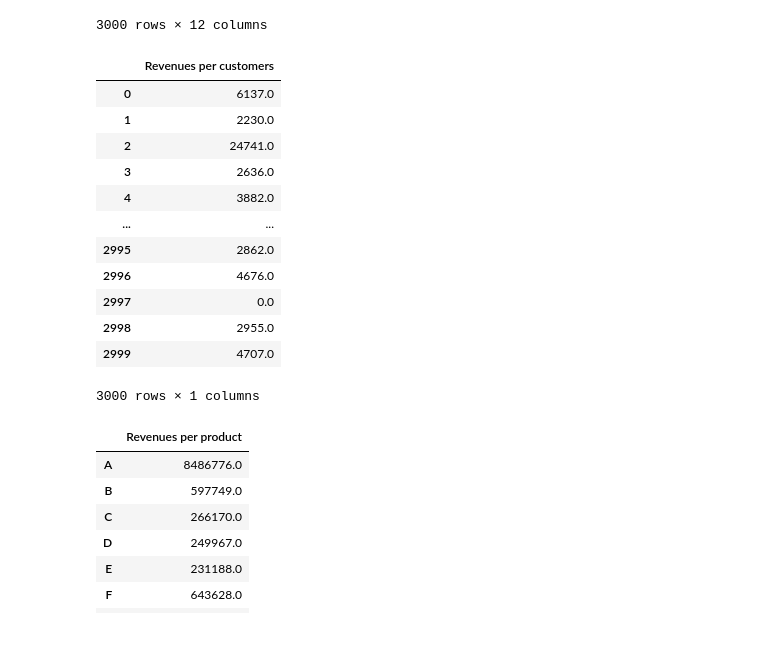
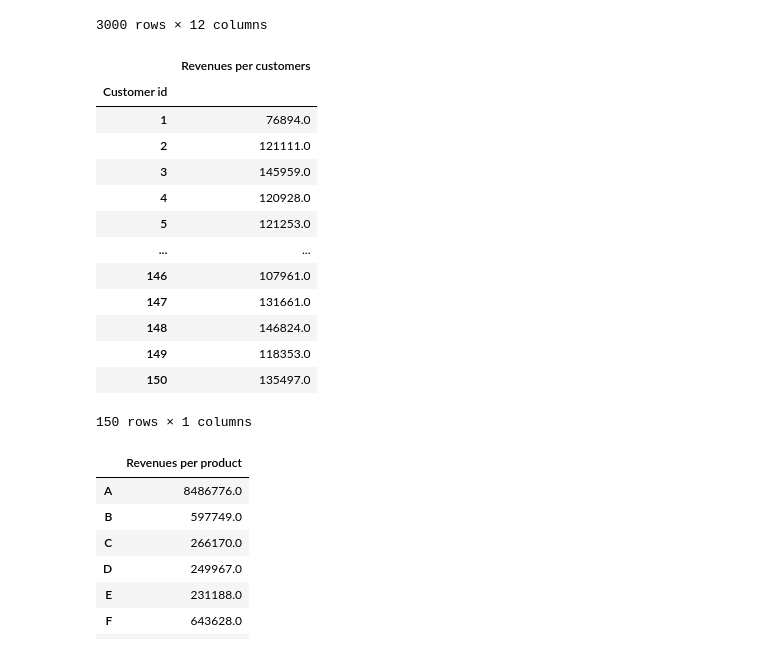
Before and after one commit to PaulineMalaguti/EBA3630, a Jupyter notebook: Customer Profitability Index/Problem 2/2customerprofitability.ipynb, the cells around one changed output. Cells and saved outputs as stored; diff of their text form; code cells hidden in the pictures.

```diff
--- a/Customer Profitability Index/Problem 2/2customerprofitability.ipynb
+++ b/Customer Profitability Index/Problem 2/2customerprofitability.ipynb
@@ -247,22 +247,25 @@ revenues
 3000 rows × 12 columns
 # %%
 revenues_customer = revenues.iloc[:,1:].sum(axis=1).to_frame()
-revenues_customer.columns = ['Revenues per customers']
+revenues_customer['Customer id'] = revenues['Customer id']
+revenues_customer.columns = ['Revenues per customers', 'Customer id']
+revenues_customer = revenues_customer.groupby(['Customer id']).sum()
 revenues_customer
 # %% [output]
 |  | Revenues per customers |
-| 0 | 6137.0 |
-| 1 | 2230.0 |
-| 2 | 24741.0 |
-| 3 | 2636.0 |
-| 4 | 3882.0 |
+| Customer id |  |
+| 1 | 76894.0 |
+| 2 | 121111.0 |
+| 3 | 145959.0 |
+| 4 | 120928.0 |
+| 5 | 121253.0 |
 | ... | ... |
-| 2995 | 2862.0 |
-| 2996 | 4676.0 |
-| 2997 | 0.0 |
-| 2998 | 2955.0 |
-| 2999 | 4707.0 |
+| 146 | 107961.0 |
+| 147 | 131661.0 |
+| 148 | 146824.0 |
+| 149 | 118353.0 |
+| 150 | 135497.0 |
-3000 rows × 1 columns
+150 rows × 1 columns
 # %%
 revenues_product = revenues.iloc[:,1:].sum(axis=0).to_frame()
 revenues_product.columns = ['Revenues per product']
```
Also changed, not shown: parts of 1 cell of this notebook.
